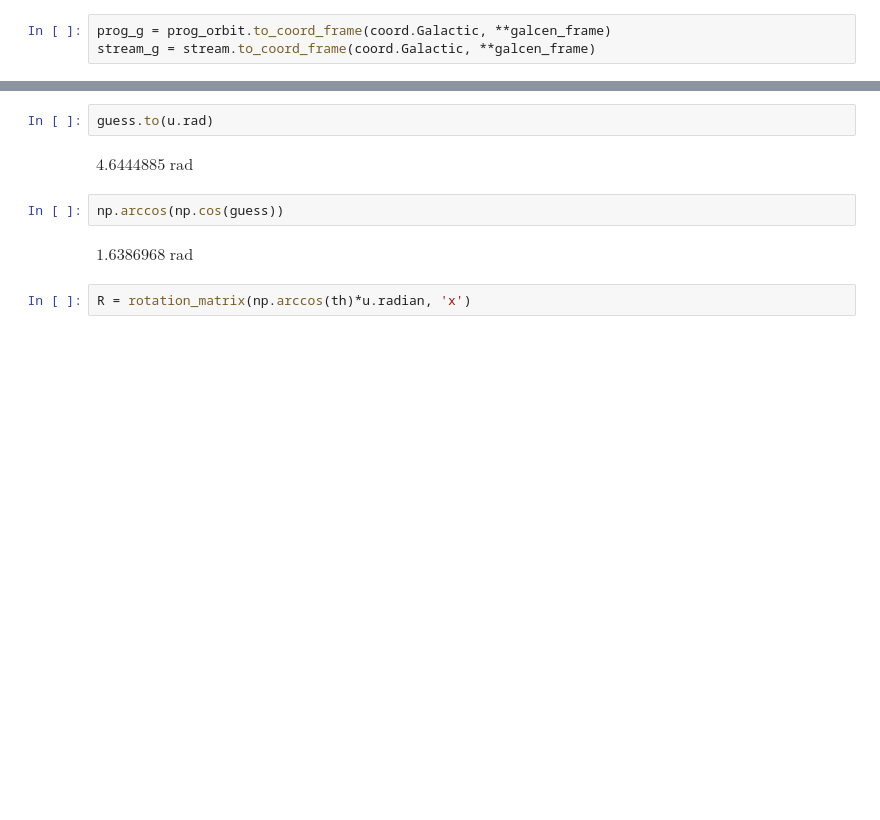
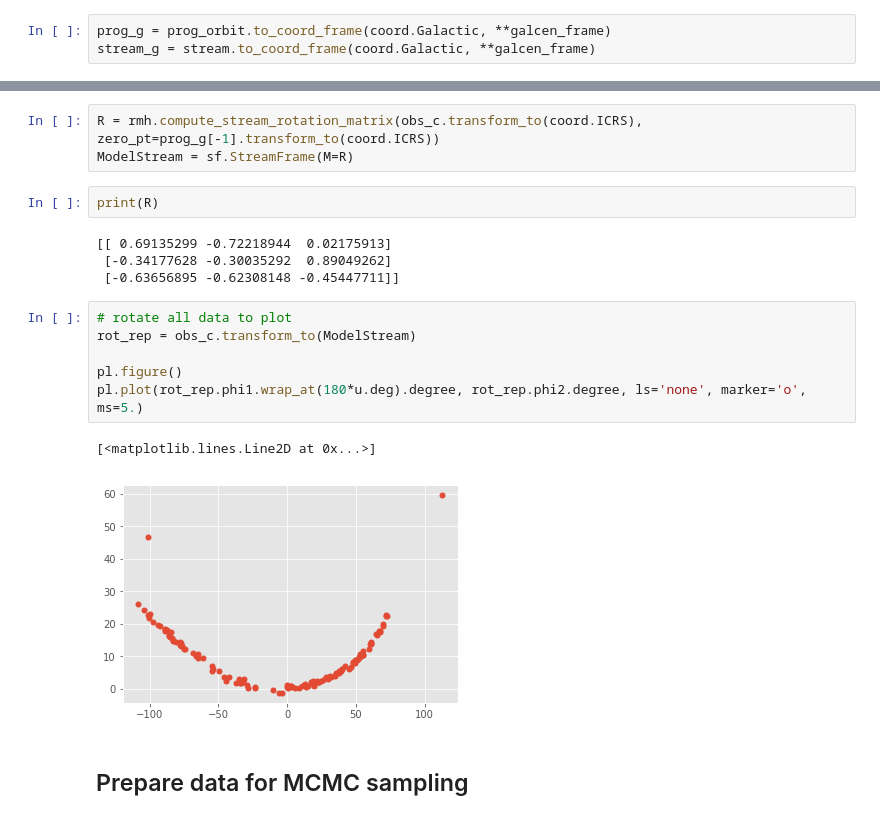
Before and after one commit to andersdot/gaiaDR2, a Jupyter notebook: fitAnOrbit.ipynb, the cells around one changed output, grey strips where cells are left out. Saved outputs shown, nothing was run; the diff lists cells and outputs as text; blank space fills up the shorter version.

```diff
--- a/fitAnOrbit.ipynb
+++ b/fitAnOrbit.ipynb
@@ -116,10 +83,20 @@ $4.6444885 \; \mathrm{}$
-# %%
-guess.to(u.rad)
-# %% [output]
-$4.6444885 \; \mathrm{rad}$
-# %%
-np.arccos(np.cos(guess))
-# %% [output]
-$1.6386968 \; \mathrm{rad}$
-# %%
-R = rotation_matrix(np.arccos(th)*u.radian, 'x')
+# %%
+R = rmh.compute_stream_rotation_matrix(obs_c.transform_to(coord.ICRS), zero_pt=prog_g[-1].transform_to(coord.ICRS))
+ModelStream = sf.StreamFrame(M=R)
+# %%
+print(R)
+# %% [output]
+[[ 0.69135299 -0.72218944  0.02175913]
+ [-0.34177628 -0.30035292  0.89049262]
+ [-0.63656895 -0.62308148 -0.45447711]]
+# %%
+# rotate all data to plot
+rot_rep = obs_c.transform_to(ModelStream)
+
+pl.figure()
+pl.plot(rot_rep.phi1.wrap_at(180*u.deg).degree, rot_rep.phi2.degree, ls='none', marker='o', ms=5.)
+# %% [output]
+[<matplotlib.lines.Line2D at 0x...>]
+[figure, added]
+# %% [markdown]
+## Prepare data for MCMC sampling
```
Also changed, not shown: parts of 25 cells of this notebook, 1 other file.
